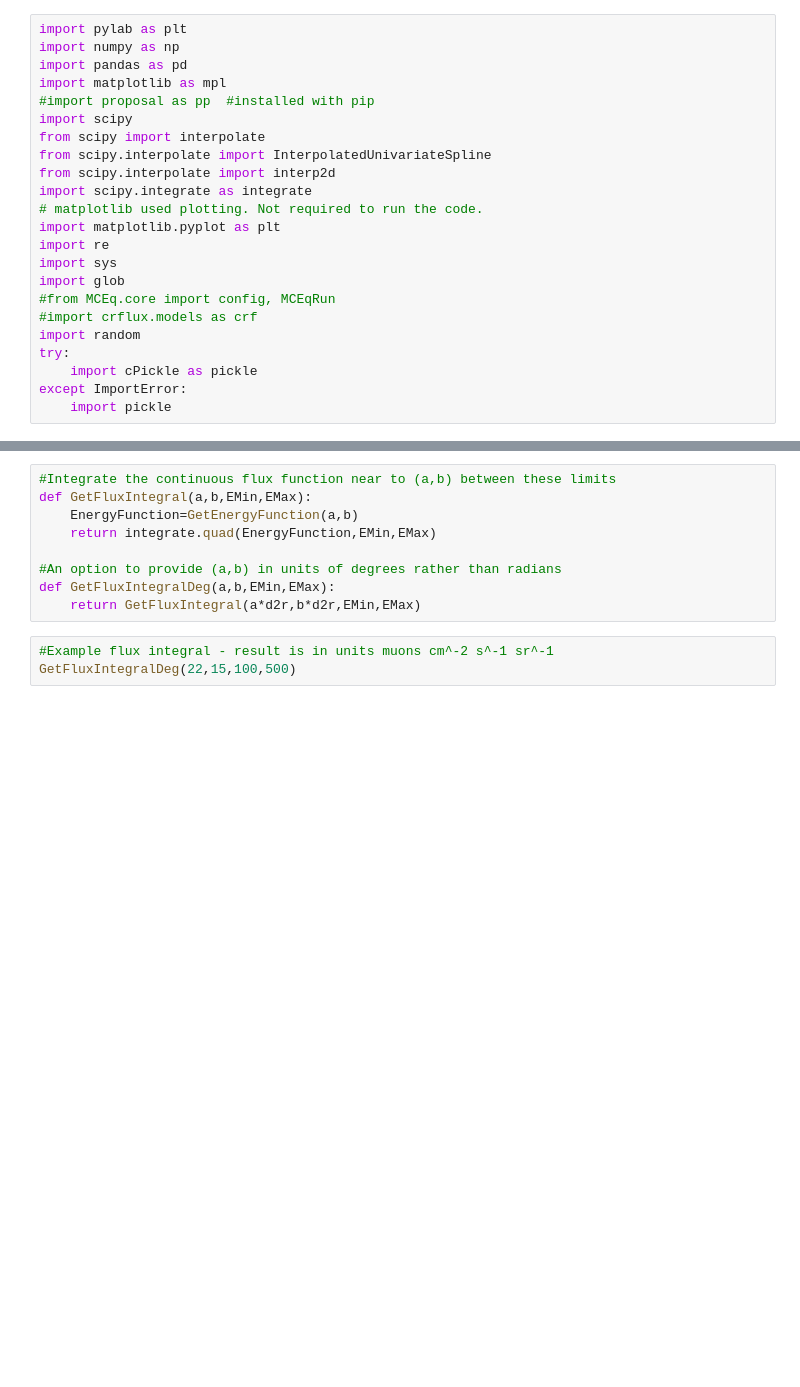
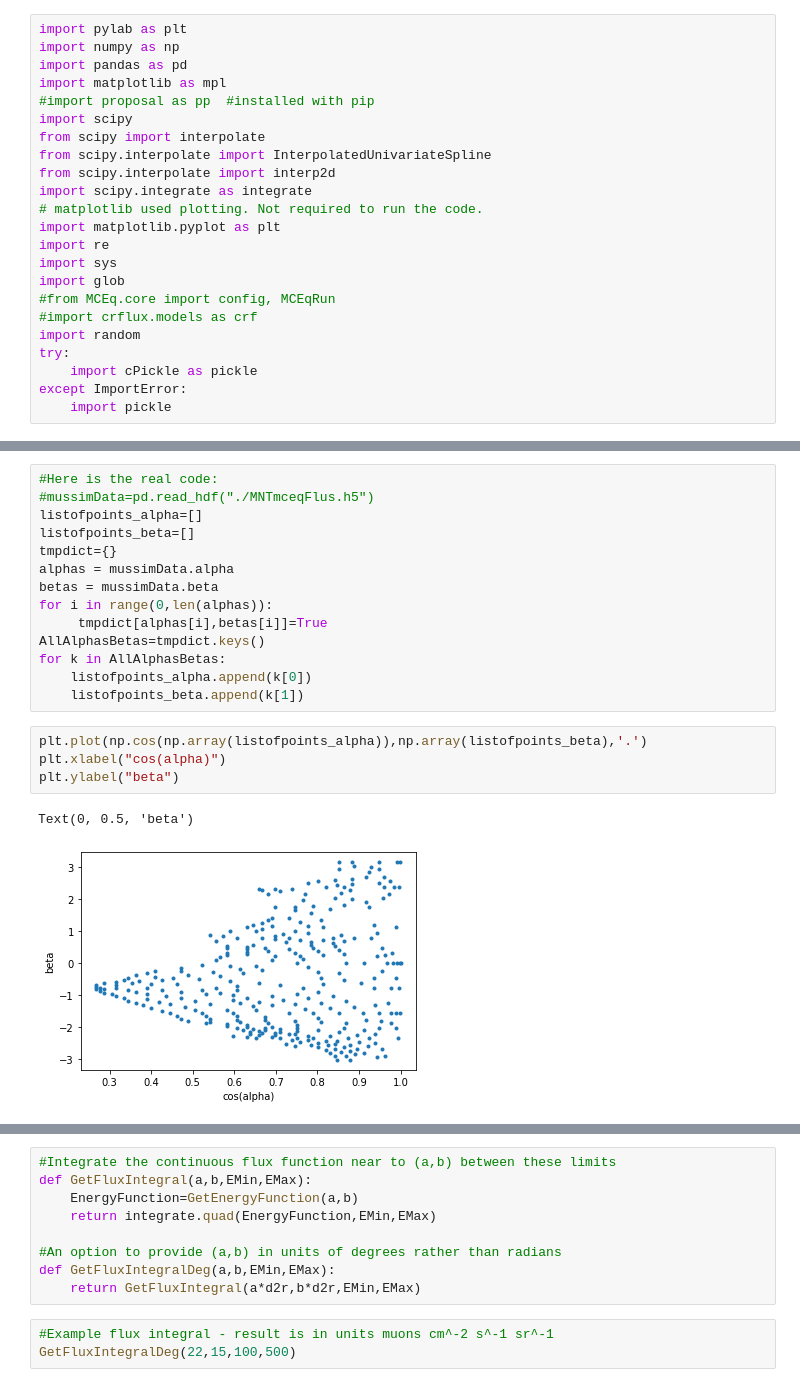
Before and after one commit to LeslieRogers/MuonPredictions, a Jupyter notebook: MCeQfluxplots.ipynb, the cells around one changed output, grey strips where cells are left out. Saved outputs shown, nothing was run; the diff lists cells and outputs as text; blank space fills up the shorter version.

```diff
--- a/MCeQfluxplots.ipynb
+++ b/MCeQfluxplots.ipynb
@@ -123,2 +55,23 @@ listofpoints_alpha,listofpoints_beta=np.meshgrid(alphas, betas)
+# %%
+#Here is the real code:
+#mussimData=pd.read_hdf("./MNTmceqFlus.h5")
+listofpoints_alpha=[]
+listofpoints_beta=[]
+tmpdict={}
+alphas = mussimData.alpha
+betas = mussimData.beta
+for i in range(0,len(alphas)):
+     tmpdict[alphas[i],betas[i]]=True
+AllAlphasBetas=tmpdict.keys()
+for k in AllAlphasBetas:
+    listofpoints_alpha.append(k[0])
+    listofpoints_beta.append(k[1])
+# %%
+plt.plot(np.cos(np.array(listofpoints_alpha)),np.array(listofpoints_beta),'.')
+plt.xlabel("cos(alpha)")
+plt.ylabel("beta")
+# %% [output]
+Text(0, 0.5, 'beta')
+[figure, added]
 # %%
 
```
Also changed, not shown: parts of 25 cells of this notebook.
